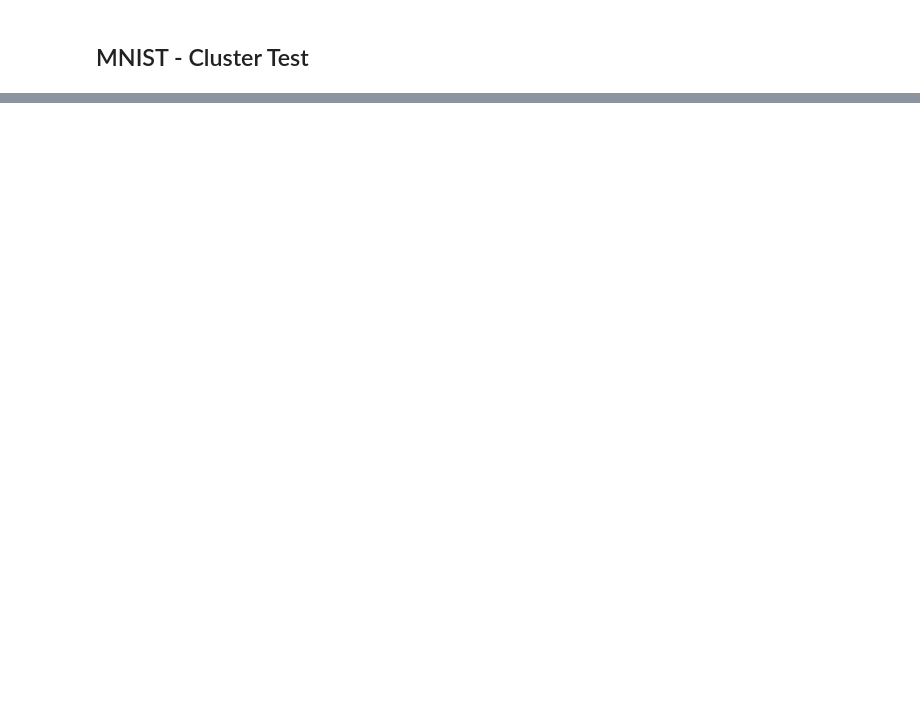
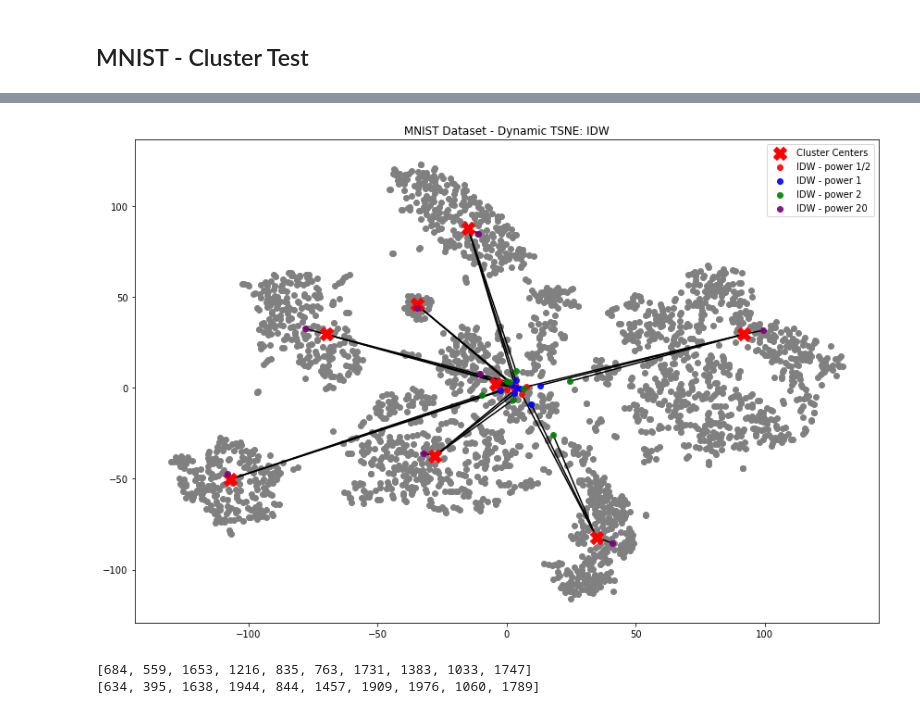
Before and after one commit to andreyboytsov/LION-tSNE, a Jupyter notebook: Tests.ipynb, the cells around one changed output, grey strips where cells are left out. Saved outputs shown, nothing was run; the diff lists cells and outputs as text; code cells hidden in the pictures; blank space fills up the shorter version.

```diff
--- a/Tests.ipynb
+++ b/Tests.ipynb
@@ -231,6 +232,15 @@ emb_mnist_inverse = dTSNE_mnist.generate_embedding_function(embedding_function_t
                                                                    function_kwargs={'function':'inverse'})
 emb_mnist_thin_plate = dTSNE_mnist.generate_embedding_function(embedding_function_type='rbf',
                                                                    function_kwargs={'function':'thin-plate'})
+# %%
+emb_mnist_idw20 = dTSNE_mnist.generate_embedding_function(embedding_function_type='weighted-inverse-distance',
+                                                                   function_kwargs={'power':20})
+emb_mnist_idw2 = dTSNE_mnist.generate_embedding_function(embedding_function_type='weighted-inverse-distance',
+                                                                   function_kwargs={'power':2})
+emb_mnist_idw1 = dTSNE_mnist.generate_embedding_function(embedding_function_type='weighted-inverse-distance',
+                                                                   function_kwargs={'power':1})
+emb_mnist_idwhalf = dTSNE_mnist.generate_embedding_function(embedding_function_type='weighted-inverse-distance',
+                                                                   function_kwargs={'power':0.5})
 # %%
 centers_x_mnist_pca = mnist_pca.transform(centers_x_mnist)
 
@@ -244 +254,6 @@ centers_y_thin_plate = emb_mnist_gaussian(centers_x_mnist_pca)
+# %%
+centers_y_idw2 = emb_mnist_idw2(centers_x_mnist_pca)
+centers_y_idw20 = emb_mnist_idw20(centers_x_mnist_pca)
+centers_y_idwhalf = emb_mnist_idwhalf(centers_x_mnist_pca)
+centers_y_idw1 = emb_mnist_idw1(centers_x_mnist_pca)
 # %%
@@ -323,0 +311,42 @@ IndexError: list index out of range
+# %%
+plt.gcf().set_size_inches(12,8)
+legend_list = list()
+#for l in set(sorted(labels_mnist)):
+
+for l in range(len(centers_y_mnist)):
+    plt.plot([centers_y_mnist[l,0], centers_y_idw20[l,0]],
+             [centers_y_mnist[l,1], centers_y_idw20[l,1]], c='black', label=None, zorder=2)
+    plt.plot([centers_y_mnist[l,0], centers_y_idw2[l,0]],
+             [centers_y_mnist[l,1], centers_y_idw2[l,1]], c='black', label=None, zorder=2)
+    plt.plot([centers_y_mnist[l,0], centers_y_idw1[l,0]],
+             [centers_y_mnist[l,1], centers_y_idw1[l,1]], c='black', label=None, zorder=2)
+    plt.plot([centers_y_mnist[l,0], centers_y_idwhalf[l,0]],
+             [centers_y_mnist[l,1], centers_y_idwhalf[l,1]], c='black', label=None, zorder=2)
+plt.scatter(Y_mnist[:, 0], Y_mnist[:, 1], c= 'gray', zorder=1, label=None)
+#legend_list.append(str(l))
+h1 = plt.scatter(centers_y_mnist[:,0], centers_y_mnist[:,1], c='red', marker='X', s=200, zorder=3)
+h2 = plt.scatter(centers_y_idwhalf[:,0], centers_y_idwhalf[:,1], c='red', marker='o', zorder=3,alpha=0.9)
+h3 = plt.scatter(centers_y_idw1[:,0], centers_y_idw1[:,1], c='blue', marker='o', zorder=3,alpha=0.9)
+h4 = plt.scatter(centers_y_idw2[:,0], centers_y_idw2[:,1], c='green', marker='o', zorder=3,alpha=0.9)
+h5 = plt.scatter(centers_y_idw20[:,0], centers_y_idw20[:,1], c='purple', marker='o', zorder=3,alpha=0.9)
+
+plt.title("MNIST Dataset - Dynamic TSNE: IDW")
+plt.legend([h1,h2,h3,h4,h5], ["Cluster Centers",'IDW - power 1/2','IDW - power 1','IDW - power 2','IDW - power 20'])
+plt.tight_layout()
+plt.savefig("cluster-test-IDW.png")
+plt.show()
+# %% [output]
+[figure, added]
+# %%
+# TODO get each of those plots in a grid with common legend
+np.random.seed(0)
+idx_list = [np.random.randint(2000) for i in range(10)]
+nearest_neighbor_list = list()
+for idx in idx_list:
+    nearest_neighbor_idx = np.argsort(np.sum((X_mnist - X_mnist[idx,:])**2, axis=1))[1]
+    nearest_neighbor_list.append(nearest_neighbor_idx)
+print(idx_list)
+print(nearest_neighbor_list)
+# %% [output]
+[684, 559, 1653, 1216, 835, 763, 1731, 1383, 1033, 1747]
+[634, 395, 1638, 1944, 844, 1457, 1909, 1976, 1060, 1789]
```
Also changed, not shown: parts of 21 cells of this notebook, 8 other files.
